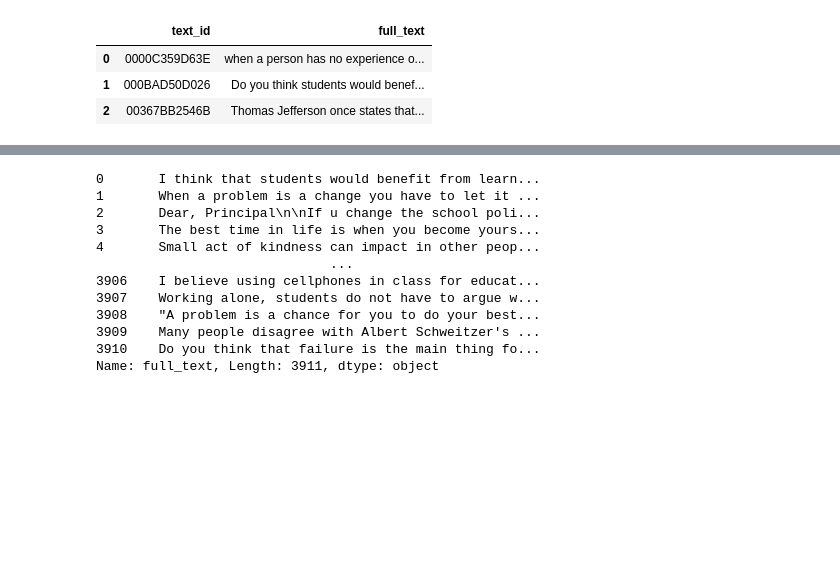
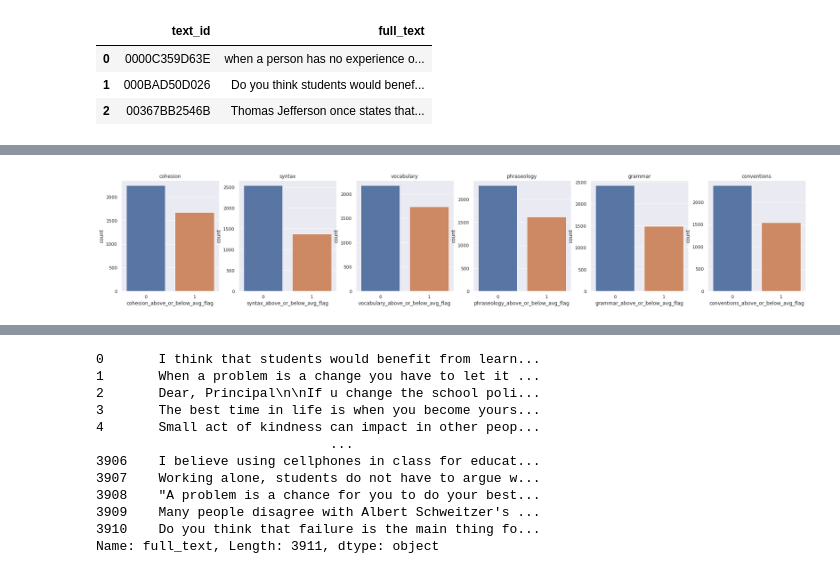
Before and after one commit to heesukjang/W266_NLP_With_DeepLearning, a Jupyter notebook: Final_Project/EDA_with_Baseline_SimpleBERT_Automated_Essay_Evaluation_v2_NatalieOH.ipynb, the cells around one changed output, grey strips where cells are left out. Saved outputs shown, nothing was run; the diff lists cells and outputs as text; code cells hidden in the pictures; blank space fills up the shorter version.

```diff
--- a/Final_Project/EDA_with_Baseline_SimpleBERT_Automated_Essay_Evaluation_v2_NatalieOH.ipynb
+++ b/Final_Project/EDA_with_Baseline_SimpleBERT_Automated_Essay_Evaluation_v2_NatalieOH.ipynb
@@ -380,8 +527,10 @@ for idx, label in enumerate(label_cols):
 # %%
-for label in label_cols[:-4]:
-    train_df[label + '_above_or_below_avg_flag'] = np.where(train_df[label] > np.mean(train_df[label]), 1, 0)
+for label in label_cols:
+    train_df[label + '_above_or_below_avg_flag'] = np.where(train_df[label] > np.mean(train_df[label]), 1, 0)   # 1 being greater than mean, 0 being lower than mean
 # %%
-fig, ax = plt.subplots(1, len(label_cols[:-4]), figsize=(50,10))
-for idx, label in enumerate(label_cols[:-4]):
+fig, ax = plt.subplots(1, len(label_cols), figsize=(30,5))
+for idx, label in enumerate(label_cols):
     sns.countplot(x = train_df[label + '_above_or_below_avg_flag'], ax = ax[idx])
     ax[idx].set_title(label)
+# %% [output]
+[figure, added]
```
Also changed, not shown: parts of 36 cells of this notebook.
